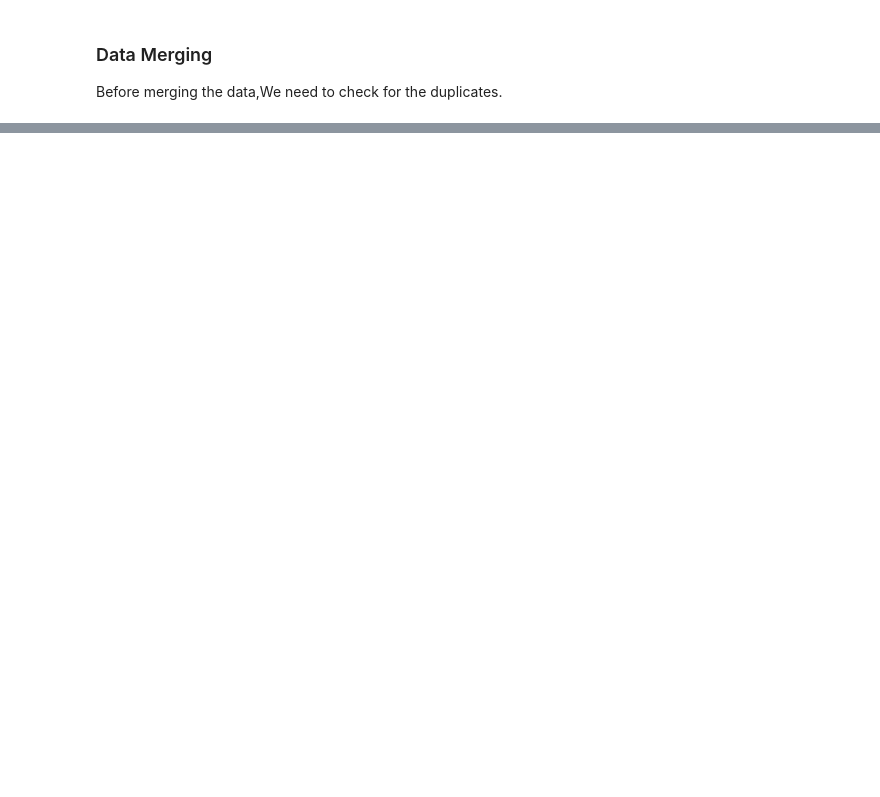
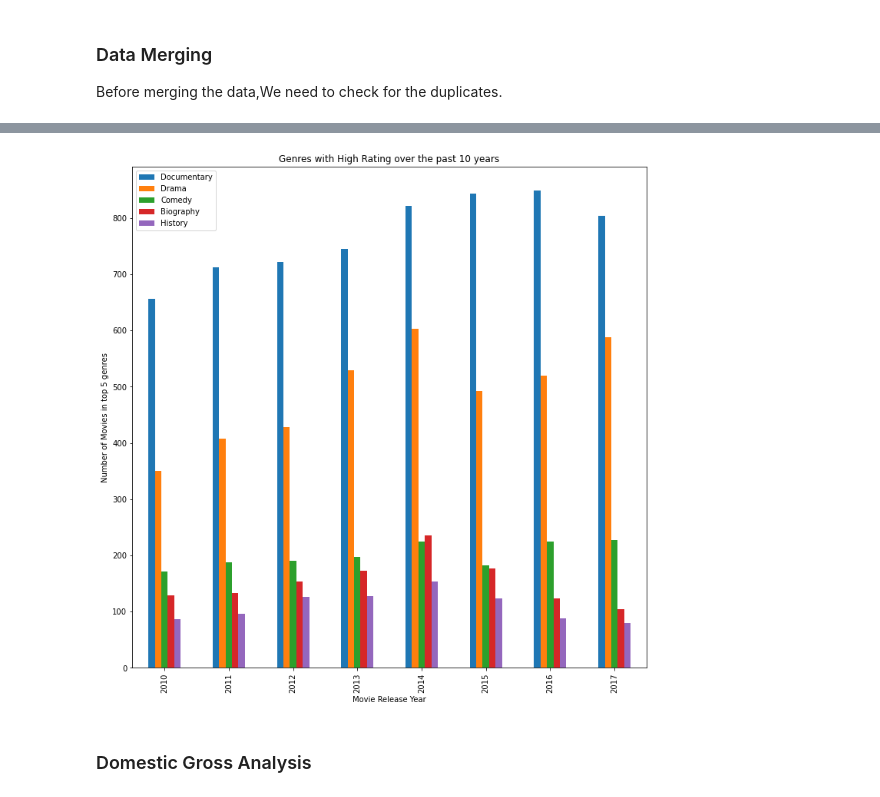
Before and after one commit to Prabagini/110920-pt-project-template, a Jupyter notebook: dsc-phase1-project-template.ipynb, the cells around one changed output, grey strips where cells are left out. Drawn from its saved outputs; the diff is of its cells as text; code cells hidden in the pictures; blank space fills up the shorter version.

```diff
--- a/dsc-phase1-project-template.ipynb
+++ b/dsc-phase1-project-template.ipynb
@@ -404,0 +638,3 @@ Questions to consider:
+# %%
+# removing columns that are not needeed.
+movie_df = movie_df.drop(['numvotes', 'id', 'release_date', 'genres_y'], axis = 1)
@@ -404,0 +661,4 @@ Questions to consider:
+# %%
+# find the type of movie with high rating over past 10 years
+high_rating_df = movie_df[movie_df['averagerating'] > 7.5]
+high_rating_df.head()
@@ -404,0 +726,3 @@ Questions to consider:
+# %%
+# storing those index values with new variable.
+high_rating_genres = high_rating_df.iloc[:, 10:].sum().sort_values(ascending = False).head().index.values
@@ -404,0 +770,3 @@ Questions to consider:
+# %%
+# selecting only the top 5 genres based on year. 2018 and 2019 have less data and select till 2017.
+genre_year =high_rating_df.iloc[:, 2:].groupby(by = 'year').sum().loc['2010':'2017',high_rating_genres]
@@ -404,0 +786,15 @@ Questions to consider:
+# %%
+# Create Plot
+ax=genre_year.plot(kind = 'bar', figsize = (12,12),legend = True, width=0.5)
+ax.set_title('Genres with High Rating over the past 10 years')
+# set title for x-axis
+ax.set_xlabel("Movie Release Year")
+# set title for y-axis
+ax.set_ylabel("Number of Movies in top 5 genres")
+plt.legend(loc="upper left")
+plt.savefig("./images/genre_analysis.png")
+plt.show()
+# %% [output]
+[figure, added]
+# %% [markdown]
+### Domestic Gross Analysis
```
Also changed, not shown: parts of 95 cells of this notebook.
